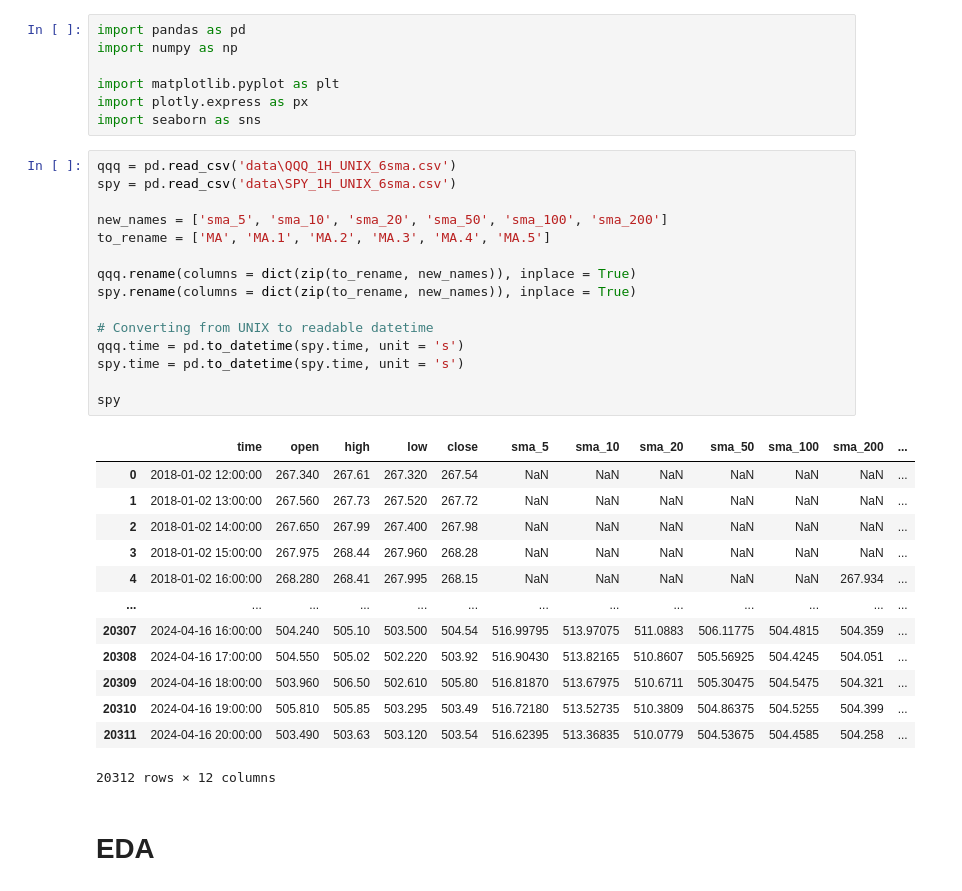
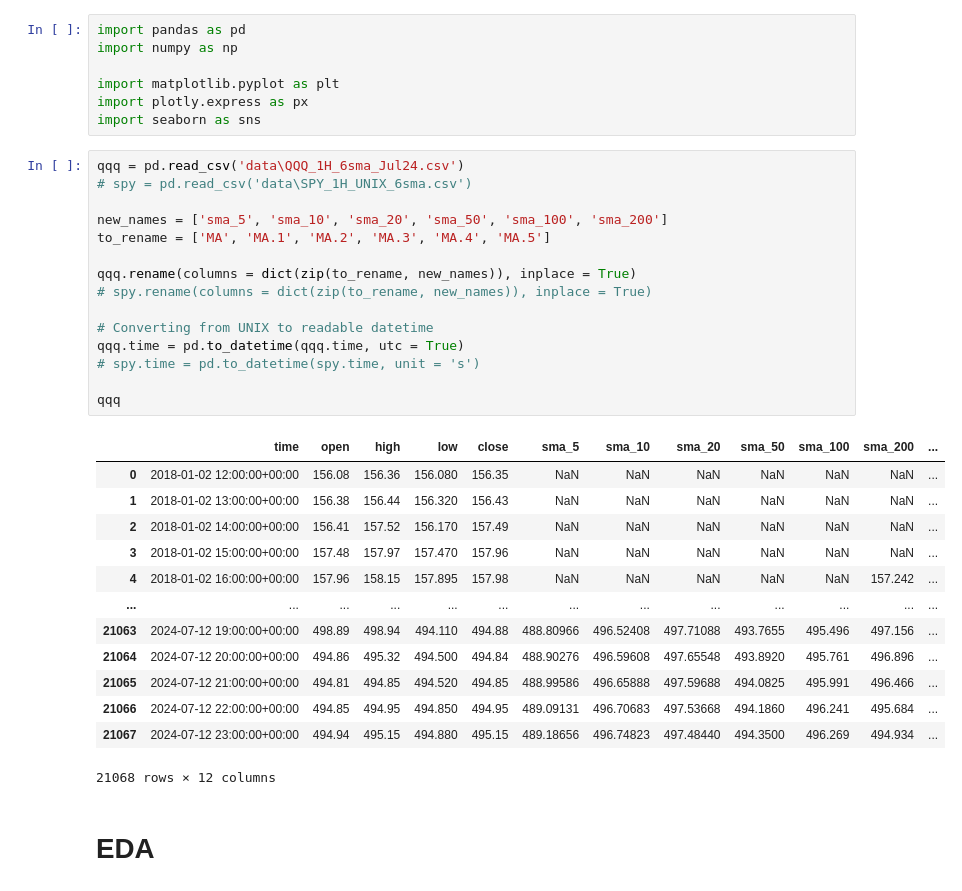
Before and after one commit to GuhGonk/stock_price, a Jupyter notebook: stocks_1H_6sma.ipynb, the cells around one changed output. Drawn from its saved outputs; the diff is of its cells as text.

```diff
--- a/stocks_1H_6sma.ipynb
+++ b/stocks_1H_6sma.ipynb
@@ -6,34 +6,34 @@ import matplotlib.pyplot as plt
 import plotly.express as px
 import seaborn as sns
 # %%
-qqq = pd.read_csv('data\QQQ_1H_UNIX_6sma.csv')
-spy = pd.read_csv('data\SPY_1H_UNIX_6sma.csv')
+qqq = pd.read_csv('data\QQQ_1H_6sma_Jul24.csv')
+# spy = pd.read_csv('data\SPY_1H_UNIX_6sma.csv')
 
 new_names = ['sma_5', 'sma_10', 'sma_20', 'sma_50', 'sma_100', 'sma_200']
 to_rename = ['MA', 'MA.1', 'MA.2', 'MA.3', 'MA.4', 'MA.5']
 
 qqq.rename(columns = dict(zip(to_rename, new_names)), inplace = True)
-spy.rename(columns = dict(zip(to_rename, new_names)), inplace = True)
+# spy.rename(columns = dict(zip(to_rename, new_names)), inplace = True)
 
 # Converting from UNIX to readable datetime
-qqq.time = pd.to_datetime(spy.time, unit = 's')
-spy.time = pd.to_datetime(spy.time, unit = 's')
+qqq.time = pd.to_datetime(qqq.time, utc = True)
+# spy.time = pd.to_datetime(spy.time, unit = 's')
 
-spy
+qqq
 # %% [output]
 |  | time | open | high | low | close | sma_5 | sma_10 | sma_20 | sma_50 | sma_100 | sma_200 | ... |
-| 0 | 2018-01-02 12:00:00 | 267.340 | 267.61 | 267.320 | 267.54 | NaN | NaN | NaN | NaN | NaN | NaN | ... |
-| 1 | 2018-01-02 13:00:00 | 267.560 | 267.73 | 267.520 | 267.72 | NaN | NaN | NaN | NaN | NaN | NaN | ... |
-| 2 | 2018-01-02 14:00:00 | 267.650 | 267.99 | 267.400 | 267.98 | NaN | NaN | NaN | NaN | NaN | NaN | ... |
-| 3 | 2018-01-02 15:00:00 | 267.975 | 268.44 | 267.960 | 268.28 | NaN | NaN | NaN | NaN | NaN | NaN | ... |
-| 4 | 2018-01-02 16:00:00 | 268.280 | 268.41 | 267.995 | 268.15 | NaN | NaN | NaN | NaN | NaN | 267.934 | ... |
+| 0 | 2018-01-02 12:00:00+00:00 | 156.08 | 156.36 | 156.080 | 156.35 | NaN | NaN | NaN | NaN | NaN | NaN | ... |
+| 1 | 2018-01-02 13:00:00+00:00 | 156.38 | 156.44 | 156.320 | 156.43 | NaN | NaN | NaN | NaN | NaN | NaN | ... |
+| 2 | 2018-01-02 14:00:00+00:00 | 156.41 | 157.52 | 156.170 | 157.49 | NaN | NaN | NaN | NaN | NaN | NaN | ... |
+| 3 | 2018-01-02 15:00:00+00:00 | 157.48 | 157.97 | 157.470 | 157.96 | NaN | NaN | NaN | NaN | NaN | NaN | ... |
+| 4 | 2018-01-02 16:00:00+00:00 | 157.96 | 158.15 | 157.895 | 157.98 | NaN | NaN | NaN | NaN | NaN | 157.242 | ... |
 | ... | ... | ... | ... | ... | ... | ... | ... | ... | ... | ... | ... | ... |
-| 20307 | 2024-04-16 16:00:00 | 504.240 | 505.10 | 503.500 | 504.54 | 516.99795 | 513.97075 | 511.0883 | 506.11775 | 504.4815 | 504.359 | ... |
-| 20308 | 2024-04-16 17:00:00 | 504.550 | 505.02 | 502.220 | 503.92 | 516.90430 | 513.82165 | 510.8607 | 505.56925 | 504.4245 | 504.051 | ... |
-| 20309 | 2024-04-16 18:00:00 | 503.960 | 506.50 | 502.610 | 505.80 | 516.81870 | 513.67975 | 510.6711 | 505.30475 | 504.5475 | 504.321 | ... |
-| 20310 | 2024-04-16 19:00:00 | 505.810 | 505.85 | 503.295 | 503.49 | 516.72180 | 513.52735 | 510.3809 | 504.86375 | 504.5255 | 504.399 | ... |
-| 20311 | 2024-04-16 20:00:00 | 503.490 | 503.63 | 503.120 | 503.54 | 516.62395 | 513.36835 | 510.0779 | 504.53675 | 504.4585 | 504.258 | ... |
+| 21063 | 2024-07-12 19:00:00+00:00 | 498.89 | 498.94 | 494.110 | 494.88 | 488.80966 | 496.52408 | 497.71088 | 493.7655 | 495.496 | 497.156 | ... |
+| 21064 | 2024-07-12 20:00:00+00:00 | 494.86 | 495.32 | 494.500 | 494.84 | 488.90276 | 496.59608 | 497.65548 | 493.8920 | 495.761 | 496.896 | ... |
+| 21065 | 2024-07-12 21:00:00+00:00 | 494.81 | 494.85 | 494.520 | 494.85 | 488.99586 | 496.65888 | 497.59688 | 494.0825 | 495.991 | 496.466 | ... |
+| 21066 | 2024-07-12 22:00:00+00:00 | 494.85 | 494.95 | 494.850 | 494.95 | 489.09131 | 496.70683 | 497.53668 | 494.1860 | 496.241 | 495.684 | ... |
+| 21067 | 2024-07-12 23:00:00+00:00 | 494.94 | 495.15 | 494.880 | 495.15 | 489.18656 | 496.74823 | 497.48440 | 494.3500 | 496.269 | 494.934 | ... |
-20312 rows × 12 columns
+21068 rows × 12 columns
 # %% [markdown]
 # EDA
 # %%
```
Also changed, not shown: parts of 7 cells of this notebook, 11 other files.
